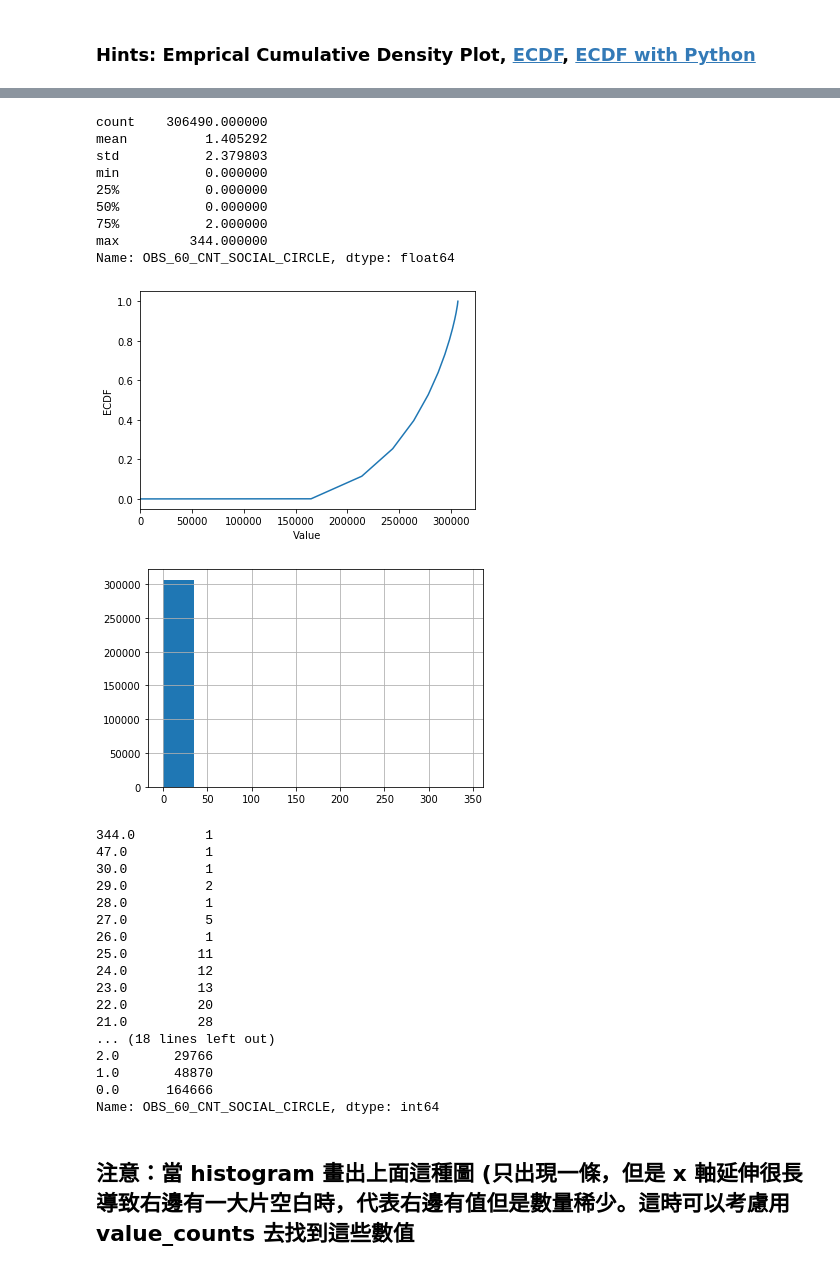
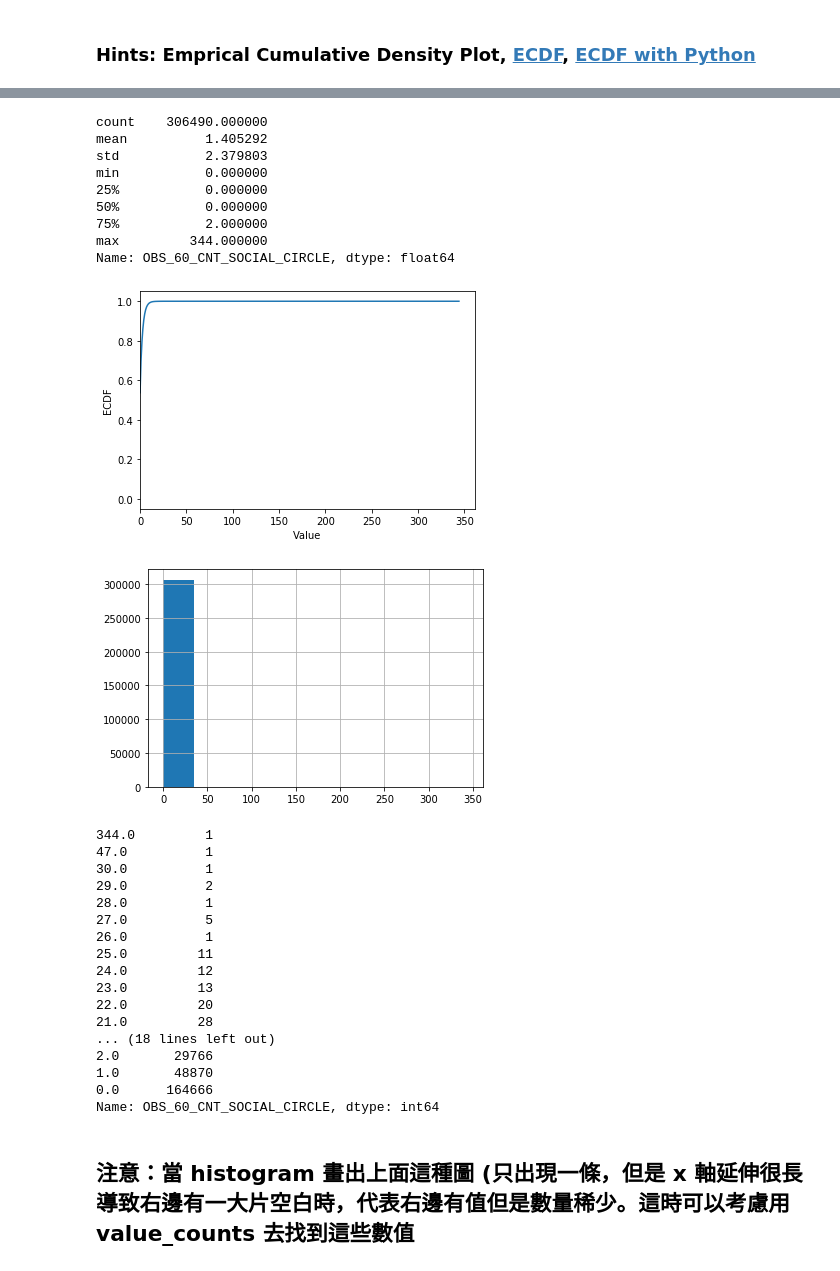
Before and after one commit to hongtw/3rd-ML100Days, a Jupyter notebook: homework/Day_009_HW.ipynb, the cells around one changed output, grey strips where cells are left out. Drawn from its saved outputs; the diff is of its cells as text; code cells hidden in the pictures.

```diff
--- a/homework/Day_009_HW.ipynb
+++ b/homework/Day_009_HW.ipynb
@@ -180,35 +167,35 @@ Name: REGION_POPULATION_RELATIVE, Length: 81, dtype: int64
 # 最大值落在分布之外
 print(app_train['OBS_60_CNT_SOCIAL_CIRCLE'].describe())
 
 # 繪製 Empirical Cumulative Density Plot (ECDF)
 """
 Your Code Here
 """
 
-cdf = app_train['OBS_60_CNT_SOCIAL_CIRCLE'].sort_values().cumsum().reset_index(drop =True)
+cdf = app_train['OBS_60_CNT_SOCIAL_CIRCLE'].value_counts().sort_index().cumsum()
 
 
 plt.plot(list(cdf.index), cdf/cdf.max())
 plt.xlabel('Value')
 plt.ylabel('ECDF')
 plt.xlim([cdf.index.min() * 0.95, cdf.index.max() * 1.05])
 plt.ylim([-0.05,1.05]) # 限制顯示圖片的範圍
 plt.show()
 
 app_train['OBS_60_CNT_SOCIAL_CIRCLE'].hist()
 plt.show()
 print(app_train['OBS_60_CNT_SOCIAL_CIRCLE'].value_counts().sort_index(ascending = False))
 # %% [output]
 count    306490.000000
 mean          1.405292
 std           2.379803
 min           0.000000
 25%           0.000000
 50%           0.000000
 75%           2.000000
 max         344.000000
 Name: OBS_60_CNT_SOCIAL_CIRCLE, dtype: float64
-[figure, old version]
+[figure, new version]
 [figure]
 344.0         1
 47.0          1
```
Also changed, not shown: parts of 3 cells of this notebook, 6 other files.
